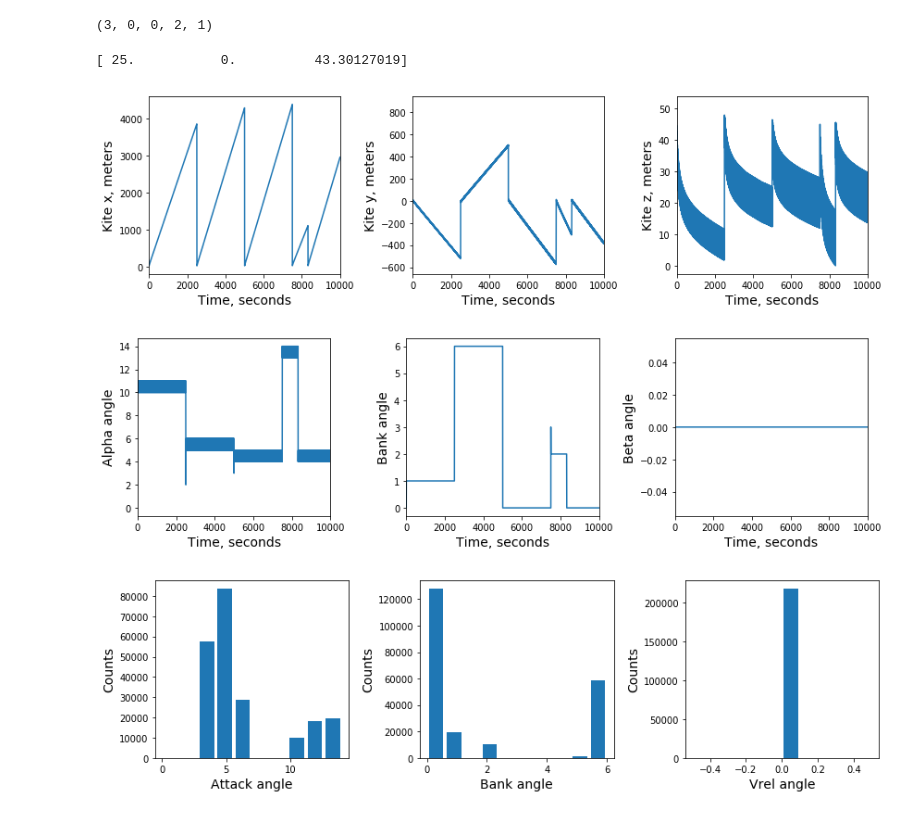
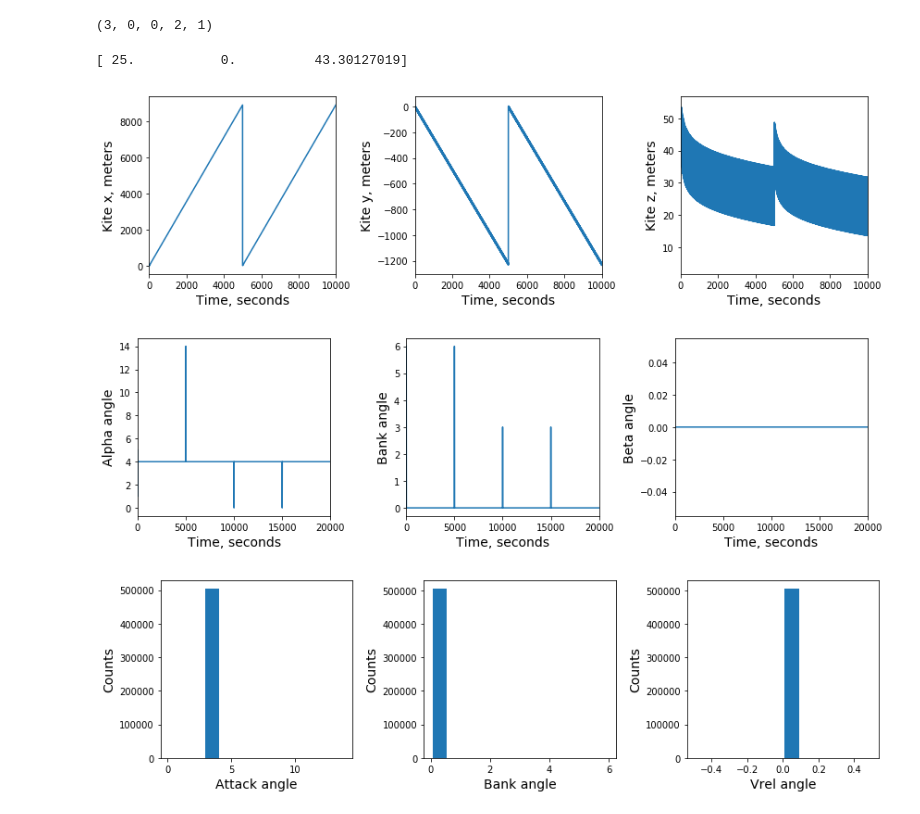
Before and after one commit to lorenzobasile/KiteRL, a Jupyter notebook: analyze_training.ipynb, the cells around one changed output. Cells and saved outputs as stored; diff of their text form; code cells hidden in the pictures.

```diff
--- a/analyze_training.ipynb
+++ b/analyze_training.ipynb
@@ -4,8 +4,8 @@ import matplotlib as mpl
 import matplotlib.pyplot as plt
 import utils as ut
 
-system_name = 'sarsa_const'
-run_name = 'old_simu_4'
+system_name = 'dql_const'
+run_name = 'state_of_the_art'
 data_dir = './data/' + system_name + '/' + run_name + '/'
 #plot_dir = '../plots/'+system_name+'/'+run_name+'/'
 # %% [markdown]
@@ -118,32 +116,32 @@ plt.savefig(data_dir+"eval_traj.png", dpi=200)
 plt.show()
 # %% [output]
 [ 25.           0.          43.30127019]
-[figure, old version]
+[figure, new version]
 # %%
 fig, (ax1, ax2, ax3) = plt.subplots(1,3, figsize=(12,3.5))
 
-lim = [0,10000]
+lim = [0,20000]
 
 ax1.set_xlim(lim)
 ax1.set_xlabel('Time, seconds', fontsize=14)
 ax1.set_ylabel('Alpha angle', fontsize=14)
 ax1.plot(controls[:,0])
 
 ax2.set_xlim(lim)
 ax2.set_xlabel('Time, seconds', fontsize=14)
 ax2.set_ylabel('Bank angle', fontsize=14)
 ax2.plot(controls[:,1])
 
 ax3.set_xlim(lim)
 ax3.set_xlabel('Time, seconds', fontsize=14)
 ax3.set_ylabel('Beta angle', fontsize=14)
 ax3.plot(controls[:,2])
 
 plt.tight_layout()
 plt.savefig(data_dir+"contr_traj.png", dpi=200)
 plt.show()
 # %% [output]
-[figure, old version]
+[figure, new version]
 # %%
 fig, (ax1, ax2, ax3) = plt.subplots(1,3, figsize=(12,3.5))
 
@@ -163,4 +161,4 @@ plt.tight_layout()
 plt.savefig(data_dir+"contr_hist.png", dpi=200)
 plt.show()
 # %% [output]
-[figure, old version]
+[figure, new version]
```
Also changed, not shown: parts of 5 cells of this notebook, 4 other files.
